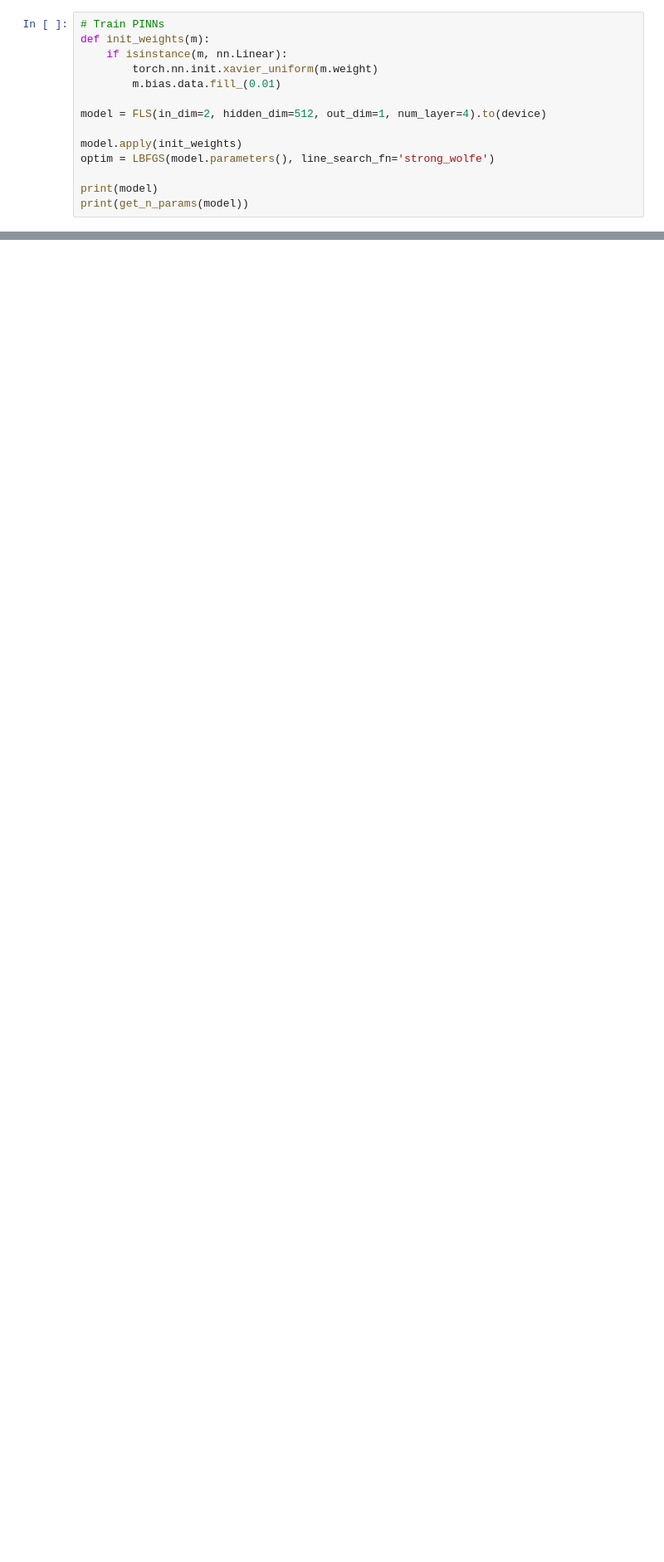
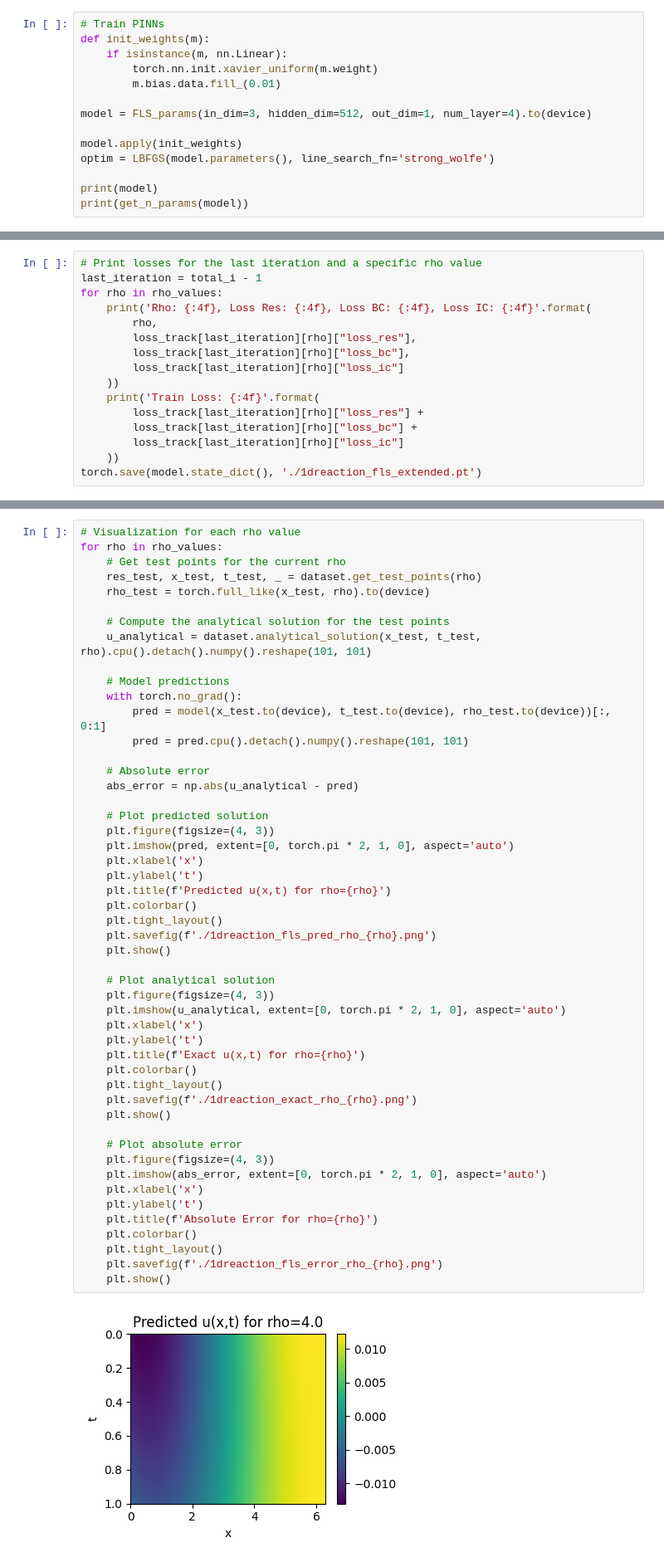
Before and after one commit to almasria/gnn_project, a Jupyter notebook: demo/1d_reaction/1d_reaction_fls_extended.ipynb, the cells around one changed output, grey strips where cells are left out. Shown at 83% size. Saved outputs shown, nothing was run; the diff lists cells and outputs as text; blank space fills up the shorter version.

Commit message:
fls_params model added - support extra input param, fls training adjusted accordingly

```diff
--- a/demo/1d_reaction/1d_reaction_fls_extended.ipynb
+++ b/demo/1d_reaction/1d_reaction_fls_extended.ipynb
@@ -144,7 +202,7 @@ def init_weights(m):
         torch.nn.init.xavier_uniform(m.weight)
         m.bias.data.fill_(0.01)
 
-model = FLS(in_dim=2, hidden_dim=512, out_dim=1, num_layer=4).to(device)
+model = FLS_params(in_dim=3, hidden_dim=512, out_dim=1, num_layer=4).to(device)
 
 model.apply(init_weights)
 optim = LBFGS(model.parameters(), line_search_fn='strong_wolfe')
@@ -213,0 +279,16 @@ Train Loss: 0.199132
+# %%
+# Print losses for the last iteration and a specific rho value
+last_iteration = total_i - 1
+for rho in rho_values:
+    print('Rho: {:4f}, Loss Res: {:4f}, Loss BC: {:4f}, Loss IC: {:4f}'.format(
+        rho,
+        loss_track[last_iteration][rho]["loss_res"],
+        loss_track[last_iteration][rho]["loss_bc"],
+        loss_track[last_iteration][rho]["loss_ic"]
+    ))
+    print('Train Loss: {:4f}'.format(
+        loss_track[last_iteration][rho]["loss_res"] +
+        loss_track[last_iteration][rho]["loss_bc"] +
+        loss_track[last_iteration][rho]["loss_ic"]
+    ))
+torch.save(model.state_dict(), './1dreaction_fls_extended.pt')
@@ -273,0 +333,52 @@ plt.show()
+# %%
+# Visualization for each rho value
+for rho in rho_values:
+    # Get test points for the current rho
+    res_test, x_test, t_test, _ = dataset.get_test_points(rho)
+    rho_test = torch.full_like(x_test, rho).to(device)
+
+    # Compute the analytical solution for the test points
+    u_analytical = dataset.analytical_solution(x_test, t_test, rho).cpu().detach().numpy().reshape(101, 101)
+
+    # Model predictions
+    with torch.no_grad():
+        pred = model(x_test.to(device), t_test.to(device), rho_test.to(device))[:, 0:1]
+        pred = pred.cpu().detach().numpy().reshape(101, 101)
+
+    # Absolute error
+    abs_error = np.abs(u_analytical - pred)
+
+    # Plot predicted solution
+    plt.figure(figsize=(4, 3))
+    plt.imshow(pred, extent=[0, torch.pi * 2, 1, 0], aspect='auto')
+    plt.xlabel('x')
+    plt.ylabel('t')
+    plt.title(f'Predicted u(x,t) for rho={rho}')
+    plt.colorbar()
+    plt.tight_layout()
+    plt.savefig(f'./1dreaction_fls_pred_rho_{rho}.png')
+    plt.show()
+
+    # Plot analytical solution
+    plt.figure(figsize=(4, 3))
+    plt.imshow(u_analytical, extent=[0, torch.pi * 2, 1, 0], aspect='auto')
+    plt.xlabel('x')
+    plt.ylabel('t')
+    plt.title(f'Exact u(x,t) for rho={rho}')
+    plt.colorbar()
+    plt.tight_layout()
+    plt.savefig(f'./1dreaction_exact_rho_{rho}.png')
+    plt.show()
+
+    # Plot absolute error
+    plt.figure(figsize=(4, 3))
+    plt.imshow(abs_error, extent=[0, torch.pi * 2, 1, 0], aspect='auto')
+    plt.xlabel('x')
+    plt.ylabel('t')
+    plt.title(f'Absolute Error for rho={rho}')
+    plt.colorbar()
+    plt.tight_layout()
+    plt.savefig(f'./1dreaction_fls_error_rho_{rho}.png')
+    plt.show()
+# %% [output]
+[figure, added]
```
Also changed, not shown: parts of 11 cells of this notebook, 11 other files.
